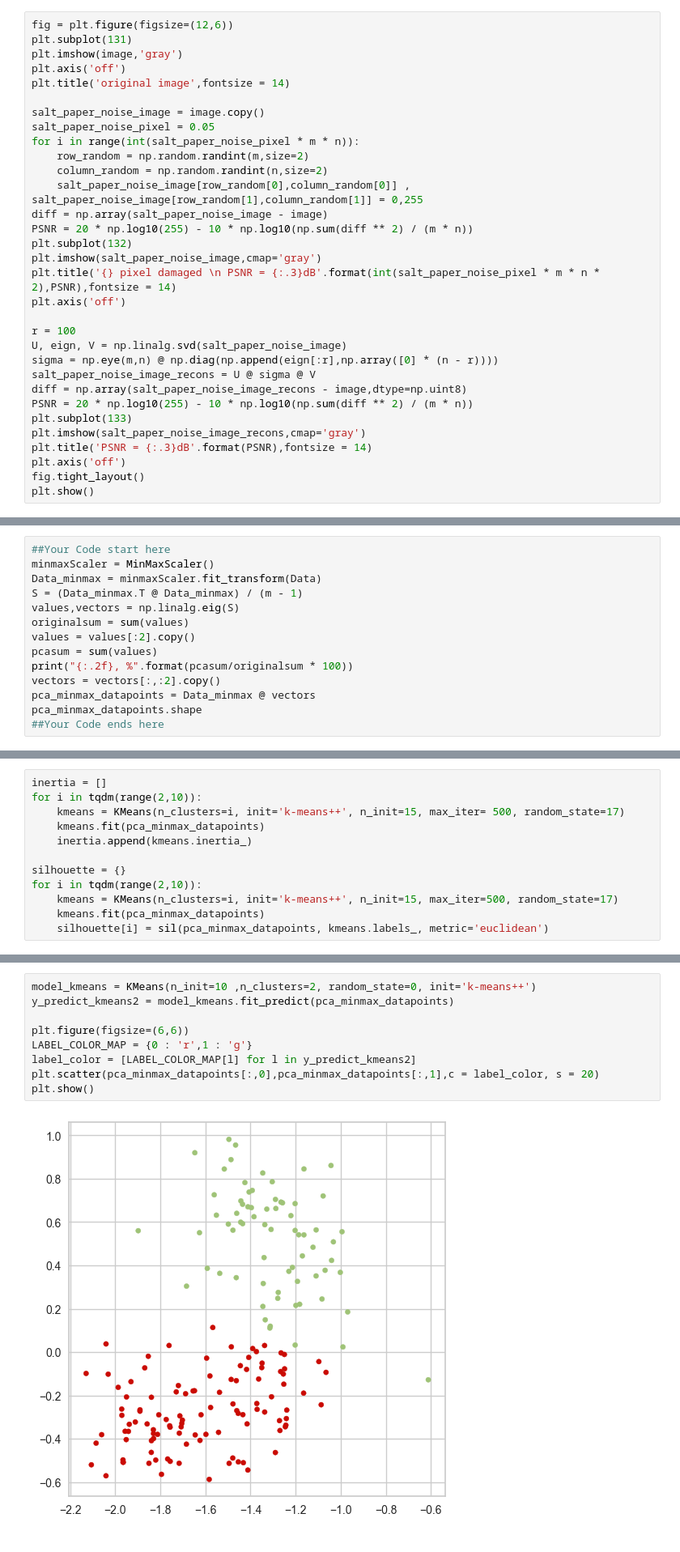
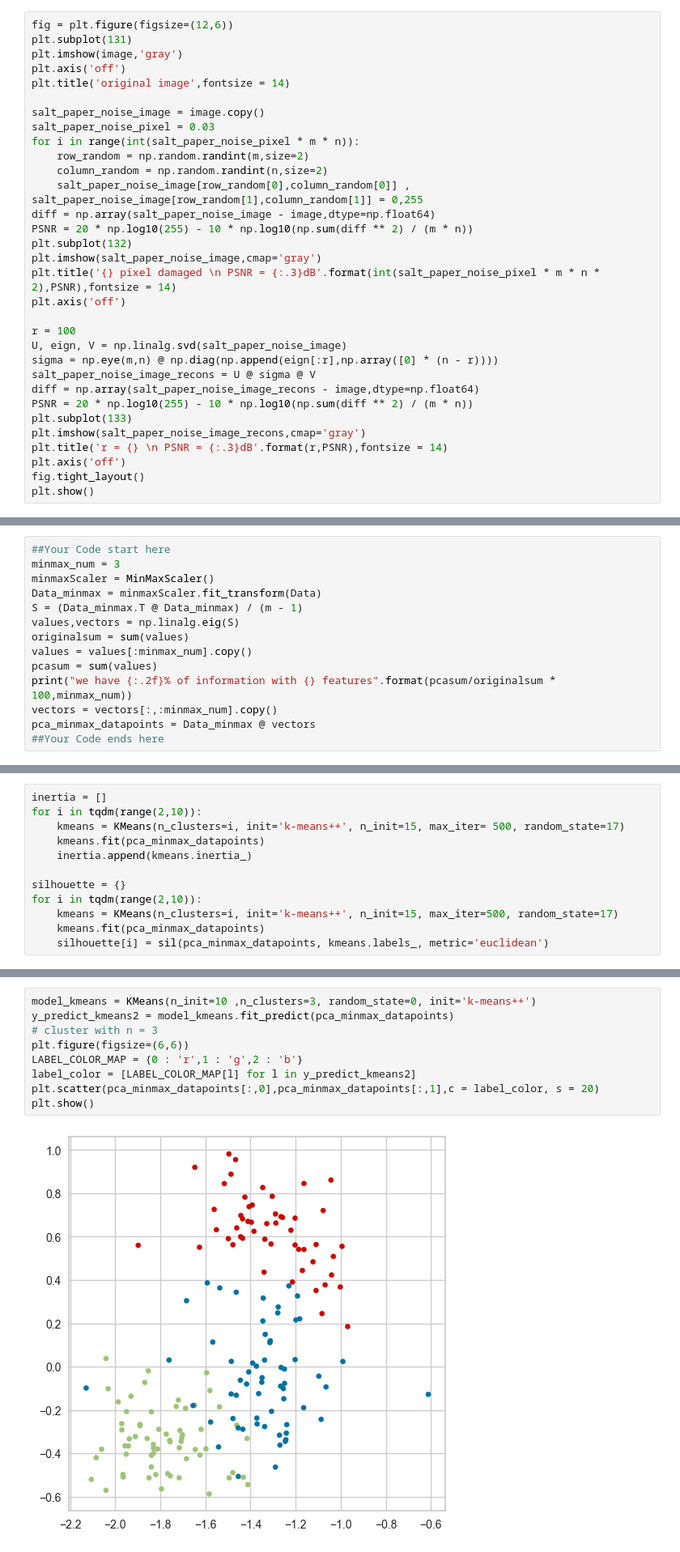
Before and after one commit to AliKouchekzade/MMIE_CHW3, a Jupyter notebook: CHW3.ipynb, the cells around one changed output, grey strips where cells are left out. Shown at 81% size. Saved outputs shown, nothing was run; the diff lists cells and outputs as text.

```diff
--- a/CHW3.ipynb
+++ b/CHW3.ipynb
@@ -253,12 +253,12 @@ plt.axis('off')
 plt.title('original image',fontsize = 14)
 
 salt_paper_noise_image = image.copy()
-salt_paper_noise_pixel = 0.05
+salt_paper_noise_pixel = 0.03
 for i in range(int(salt_paper_noise_pixel * m * n)):
     row_random = np.random.randint(m,size=2)
     column_random = np.random.randint(n,size=2)
     salt_paper_noise_image[row_random[0],column_random[0]] , salt_paper_noise_image[row_random[1],column_random[1]] = 0,255
-diff = np.array(salt_paper_noise_image - image)
+diff = np.array(salt_paper_noise_image - image,dtype=np.float64)
 PSNR = 20 * np.log10(255) - 10 * np.log10(np.sum(diff ** 2) / (m * n))
 plt.subplot(132)
 plt.imshow(salt_paper_noise_image,cmap='gray')
@@ -269,11 +269,11 @@ r = 100
 U, eign, V = np.linalg.svd(salt_paper_noise_image)
 sigma = np.eye(m,n) @ np.diag(np.append(eign[:r],np.array([0] * (n - r))))
 salt_paper_noise_image_recons = U @ sigma @ V
-diff = np.array(salt_paper_noise_image_recons - image,dtype=np.uint8)
+diff = np.array(salt_paper_noise_image_recons - image,dtype=np.float64)
 PSNR = 20 * np.log10(255) - 10 * np.log10(np.sum(diff ** 2) / (m * n))
 plt.subplot(133)
 plt.imshow(salt_paper_noise_image_recons,cmap='gray')
-plt.title('PSNR = {:.3}dB'.format(PSNR),fontsize = 14)
+plt.title('r = {} \n PSNR = {:.3}dB'.format(r,PSNR),fontsize = 14)
 plt.axis('off')
 fig.tight_layout()
 plt.show()
@@ -406,16 +406,16 @@ plt.show()
 Tell your opinion about diffrences.
 # %%
 ##Your Code start here
+minmax_num = 3
 minmaxScaler = MinMaxScaler()
 Data_minmax = minmaxScaler.fit_transform(Data)
 S = (Data_minmax.T @ Data_minmax) / (m - 1)
 values,vectors = np.linalg.eig(S)
 originalsum = sum(values)
-values = values[:2].copy()
+values = values[:minmax_num].copy()
 pcasum = sum(values)
-print("{:.2f}, %".format(pcasum/originalsum * 100))
-vectors = vectors[:,:2].copy()
+print("we have {:.2f}% of information with {} features".format(pcasum/originalsum * 100,minmax_num))
+vectors = vectors[:,:minmax_num].copy()
 pca_minmax_datapoints = Data_minmax @ vectors
-pca_minmax_datapoints.shape
 ##Your Code ends here
 # %% [output]
@@ -528,11 +528,11 @@ plt.show()
 # %%
-model_kmeans = KMeans(n_init=10 ,n_clusters=2, random_state=0, init='k-means++')
+model_kmeans = KMeans(n_init=10 ,n_clusters=3, random_state=0, init='k-means++')
 y_predict_kmeans2 = model_kmeans.fit_predict(pca_minmax_datapoints)
-
+# cluster with n = 3
 plt.figure(figsize=(6,6))
-LABEL_COLOR_MAP = {0 : 'r',1 : 'g'}
+LABEL_COLOR_MAP = {0 : 'r',1 : 'g',2 : 'b'}
 label_color = [LABEL_COLOR_MAP[l] for l in y_predict_kmeans2]
 plt.scatter(pca_minmax_datapoints[:,0],pca_minmax_datapoints[:,1],c = label_color, s = 20)
 plt.show()
 # %% [output]
-[figure, old version]
+[figure, new version]
```
Also changed, not shown: parts of 14 cells of this notebook.
